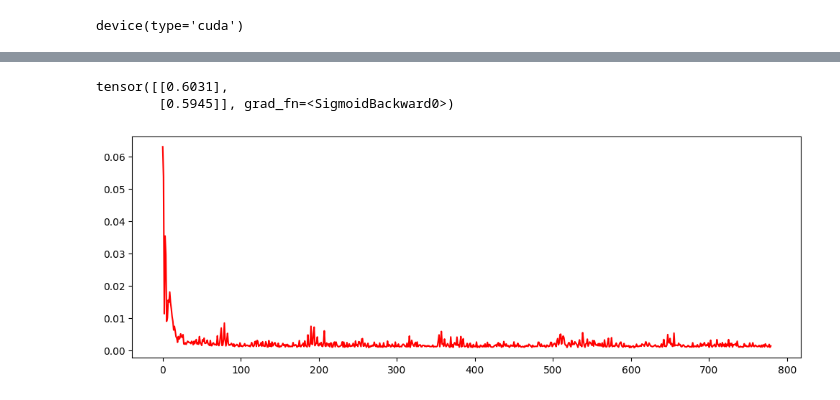
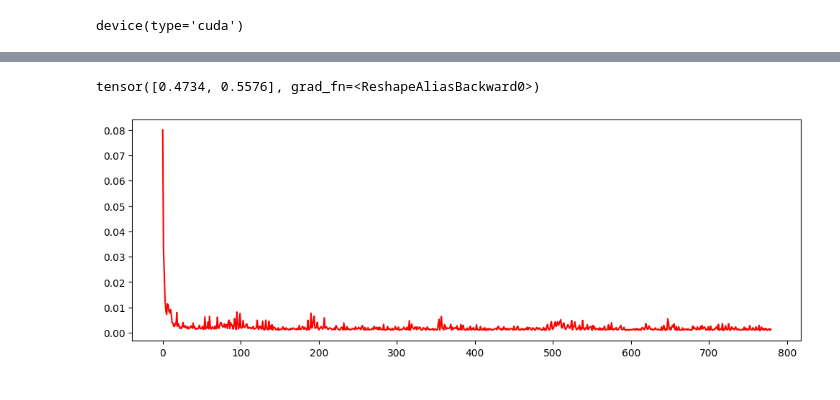
Before and after one commit to StevenBaby/tsa, a Jupyter notebook: playground/001 basic.ipynb, the cells around one changed output, grey strips where cells are left out. Drawn from its saved outputs; the diff is of its cells as text; code cells hidden in the pictures.

```diff
--- a/playground/001 basic.ipynb
+++ b/playground/001 basic.ipynb
@@ -61,7 +61,8 @@ dataset[0]
 class Model(nn.Module):
 
     def forward(self, x: torch.Tensor):
-        return self.model(x)
+        y = self.model(x)
+        return y.reshape(-1)
 
     def __init__(self, *args, **kwargs) -> None:
         super().__init__(*args, **kwargs)
@@ -94,5 +95,4 @@ for x, t in dataloader:
     print(y)
     break
 # %% [output]
-tensor([[0.6031],
-        [0.5945]], grad_fn=<SigmoidBackward0>)
+tensor([0.4734, 0.5576], grad_fn=<ReshapeAliasBackward0>)
@@ -133,11 +99,33 @@ with tqdm(total=epoch * batch) as bar:
+# %%
+
+lags = 12
+batch_size = 256
+epoch = 20
+
+model = Model()
+criterion = nn.MSELoss()
+optimizer = torch.optim.Adam(model.parameters(), lr=0.1)
+
+losses = utils.fit(
+    model=model,
+    dataset=TimeSeriesDataset(data, lags),
+    criterion=criterion,
+    optimizer=optimizer,
+    epoch=epoch,
+    batch_size=batch_size,
+    device=device,
+    shuffle=True,
+    progress=True,
+    step_callback=None,
+)
 # %%
 fig = plt.figure(figsize=(12, 4))
 ax = fig.subplots()
-ax.plot(progress, 'r')
+ax.plot(losses, 'r')
 plt.show()
 plt.close()
 # %% [output]
-[figure, old version]
+[figure, new version]
 # %%
 testset = sine_dataset()
 scaler = MinMaxScaler(feature_range=(0.01, 0.99))
```
Also changed, not shown: parts of 5 cells of this notebook, 1 other file.
